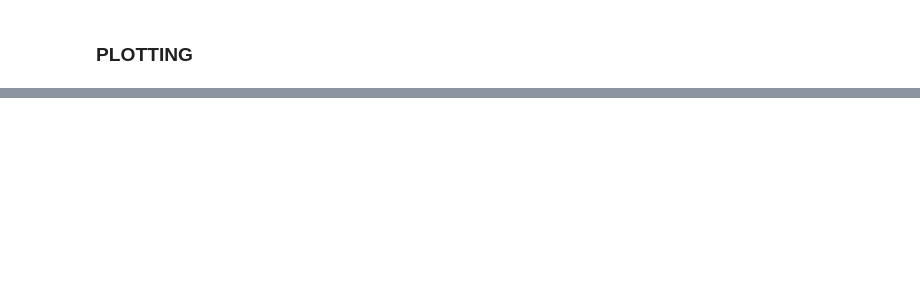
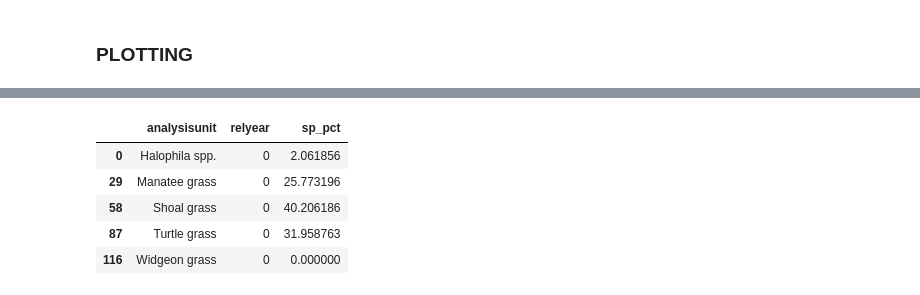
Before and after one commit to tylerhill122/SEACAR-SAV-script, a Jupyter notebook: SAV Script.ipynb, the cells around one changed output, grey strips where cells are left out. Drawn from its saved outputs; the diff is of its cells as text; code cells hidden in the pictures; blank space fills up the shorter version.

```diff
--- a/SAV Script.ipynb
+++ b/SAV Script.ipynb
@@ -452,0 +561,10 @@ Only the N_Years aggregation is incorrectly computing. Not counting true N_Years
+# %%
+grouped_data = bpdat.groupby(['analysisunit', 'relyear'])['sp_pct'].mean().reset_index()
+grouped_data[grouped_data.relyear==0]
+# %% [output]
+|  | analysisunit | relyear | sp_pct |
+| 0 | Halophila spp. | 0 | 2.061856 |
+| 29 | Manatee grass | 0 | 25.773196 |
+| 58 | Shoal grass | 0 | 40.206186 |
+| 87 | Turtle grass | 0 | 31.958763 |
+| 116 | Widgeon grass | 0 | 0.000000 |
```
Also changed, not shown: parts of 43 cells of this notebook.
